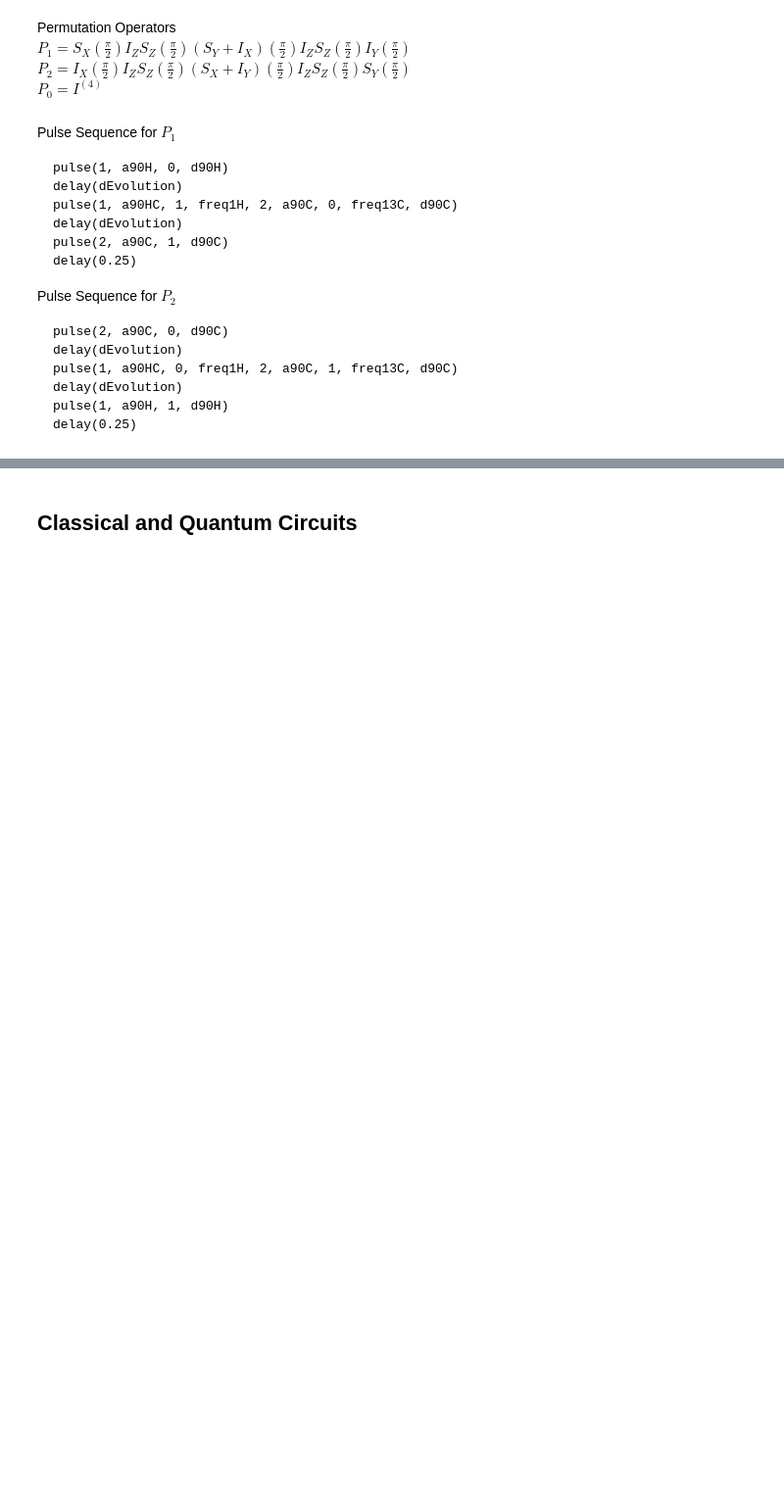
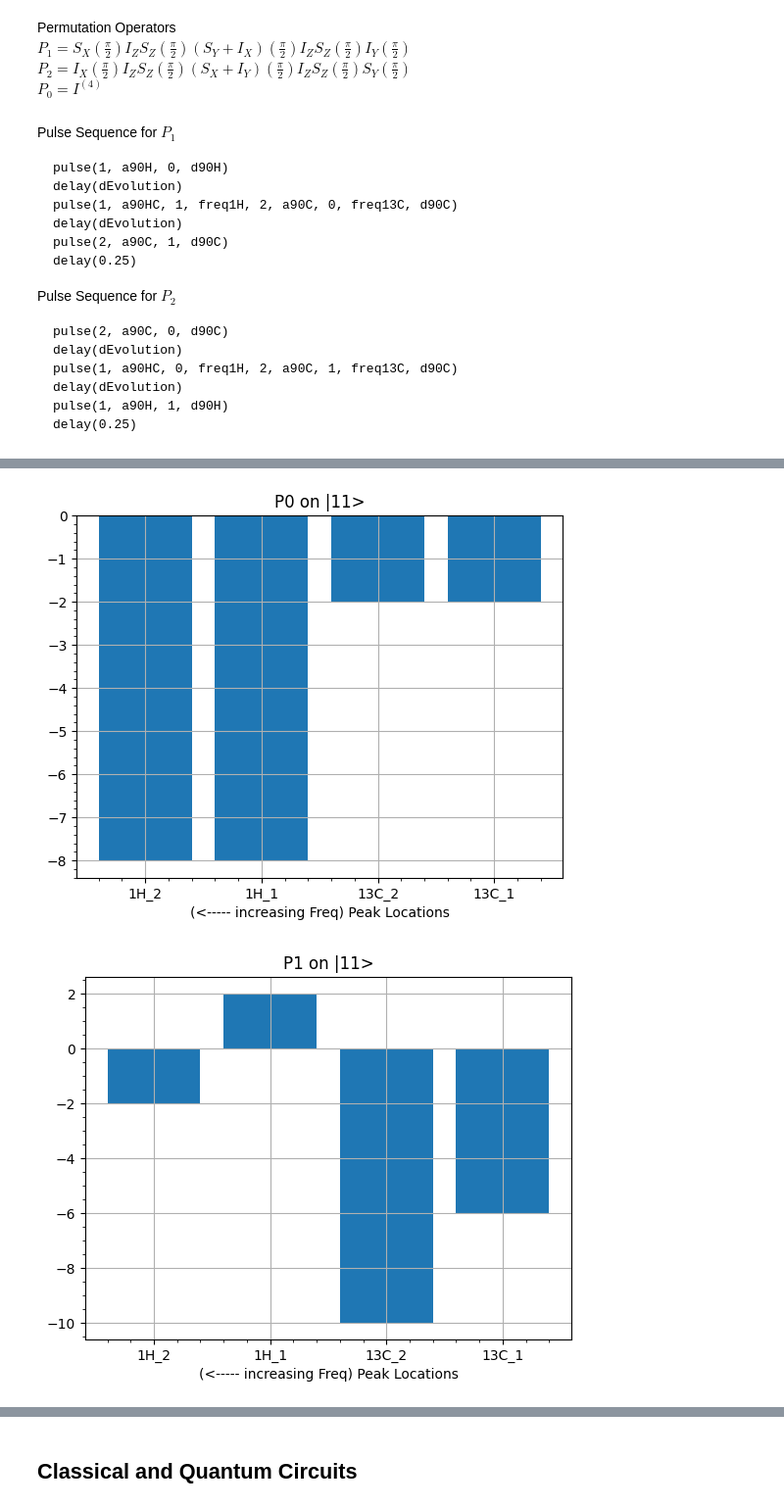
Before and after one commit to shashankd95/ApproximateToffoli, a Jupyter notebook: Prelab4_NMR.ipynb, the cells around one changed output, grey strips where cells are left out. Shown at 98% size. Saved outputs shown, nothing was run; the diff lists cells and outputs as text; code cells hidden in the pictures; blank space fills up the shorter version.

```diff
--- a/Prelab4_NMR.ipynb
+++ b/Prelab4_NMR.ipynb
@@ -611,0 +661,22 @@ Qobj data =
+# %%
+MultPlot(rho, [ID, BitFlip('both'), P0], True)
+plt.grid(True)
+plt.title('P0 on |11>')
+plt.xlabel('(<----- increasing Freq) Peak Locations')
+plt.minorticks_on()
+plt.show()
+MultPlot(rho, [ID, BitFlip('both'), P1], True)
+plt.grid(True)
+plt.title('P1 on |11>')
+plt.xlabel('(<----- increasing Freq) Peak Locations')
+plt.minorticks_on()
+plt.show()
+MultPlot(rho, [ID, BitFlip('both'), P2], True)
+plt.grid(True)
+plt.title('P2 on |11>')
+plt.xlabel('(<----- increasing Freq) Peak Locations')
+plt.minorticks_on()
+plt.show()
+# %% [output]
+[figure, added]
+[figure, added]
```
Also changed, not shown: parts of 45 cells of this notebook.
